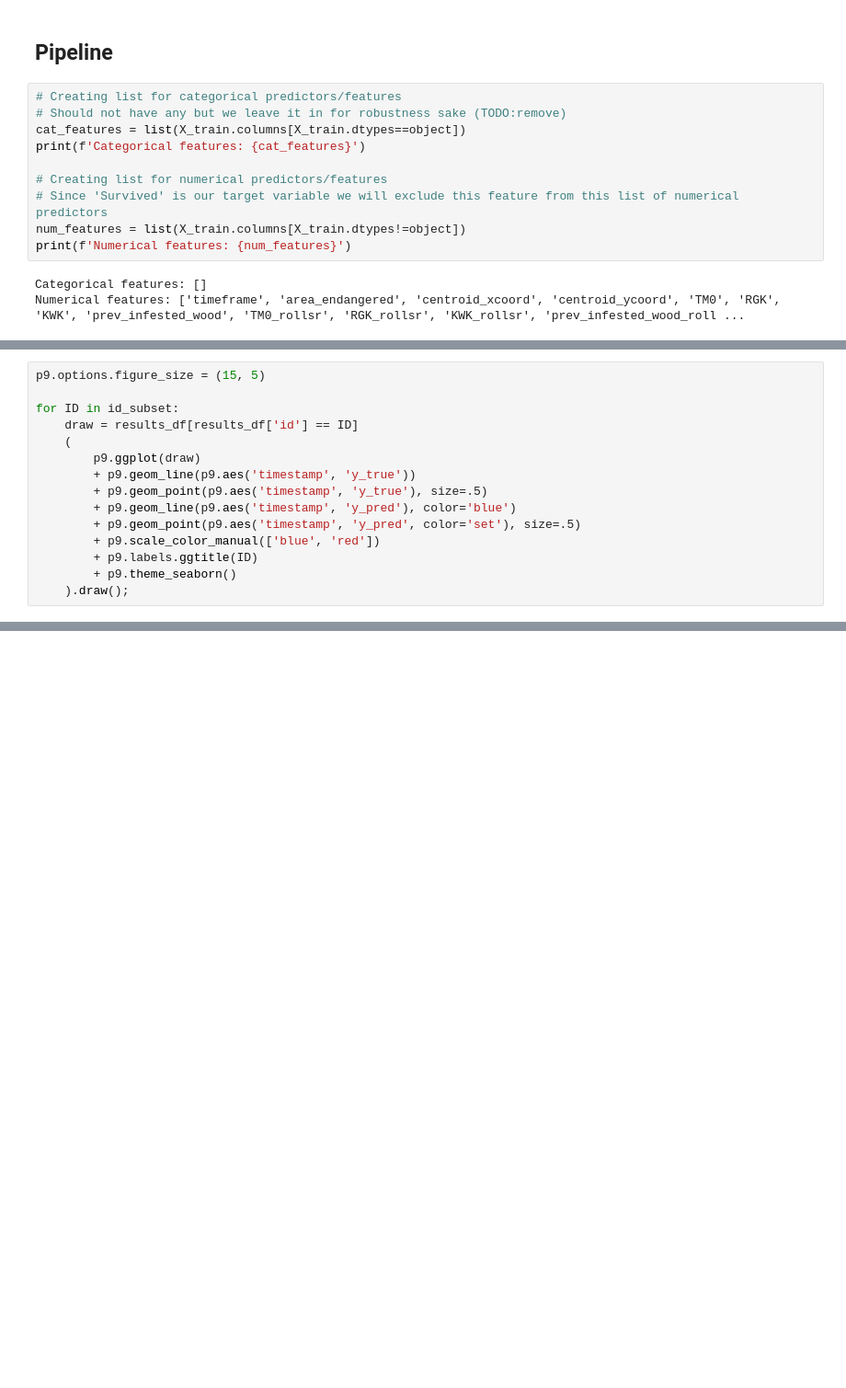
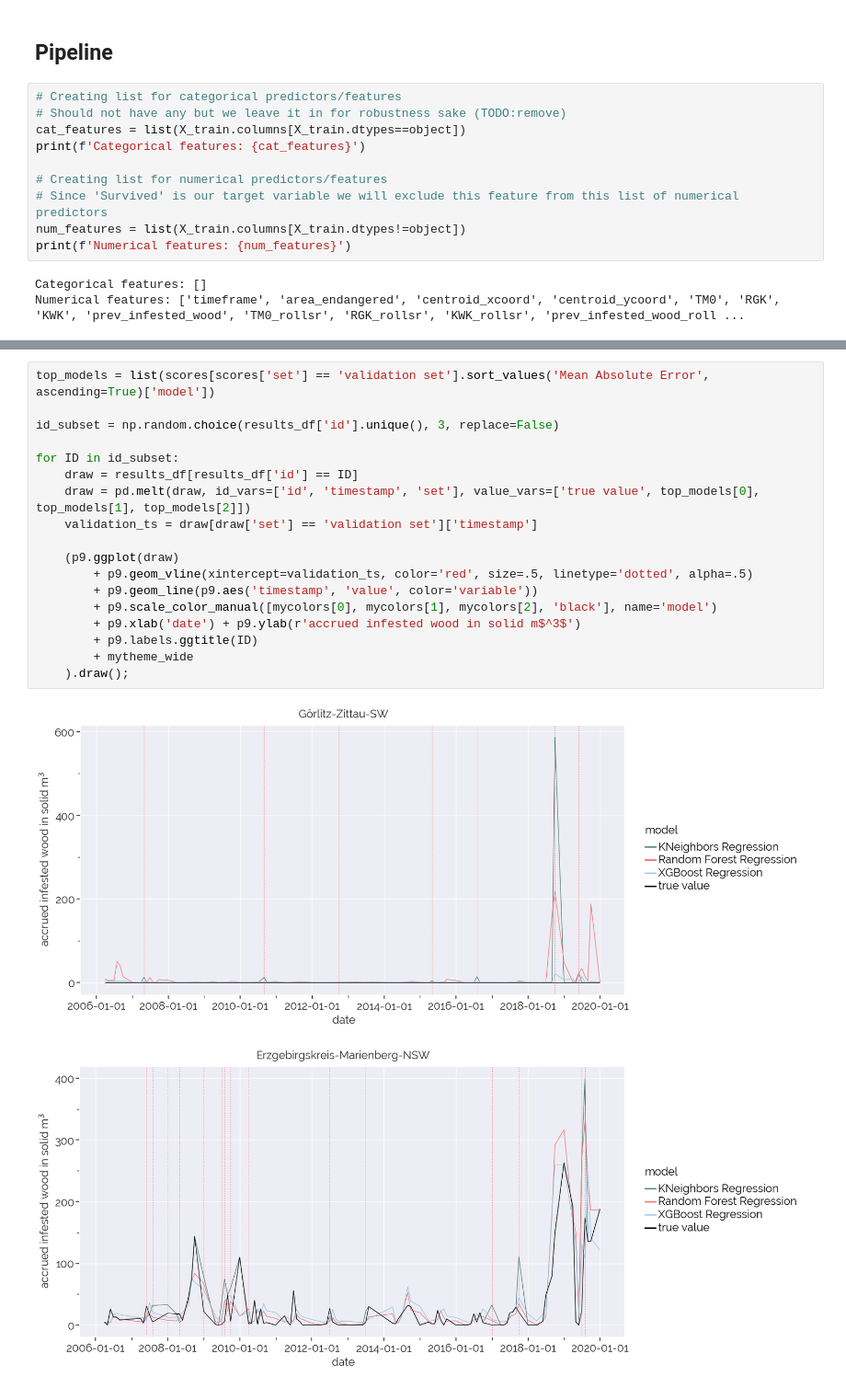
Before and after one commit to ho-ya/Bark_Beetle_Sachsenforst, a Jupyter notebook: 3_Initial_Model.ipynb, the cells around one changed output, grey strips where cells are left out. Shown at 92% size. Drawn from its saved outputs; the diff is of its cells as text; blank space fills up the shorter version.

```diff
--- a/3_Initial_Model.ipynb
+++ b/3_Initial_Model.ipynb
@@ -317,15 +476,0 @@ id_subset = np.random.choice(results_df['id'].unique(), 10, replace=False)
-# %%
-p9.options.figure_size = (15, 5)
-
-for ID in id_subset:
-    draw = results_df[results_df['id'] == ID]
-    (
-        p9.ggplot(draw)
-        + p9.geom_line(p9.aes('timestamp', 'y_true'))
-        + p9.geom_point(p9.aes('timestamp', 'y_true'), size=.5)
-        + p9.geom_line(p9.aes('timestamp', 'y_pred'), color='blue')
-        + p9.geom_point(p9.aes('timestamp', 'y_pred', color='set'), size=.5)
-        + p9.scale_color_manual(['blue', 'red'])
-        + p9.labels.ggtitle(ID)
-        + p9.theme_seaborn()
-    ).draw();
@@ -342,0 +521,21 @@ for ID in id_subset:
+# %%
+top_models = list(scores[scores['set'] == 'validation set'].sort_values('Mean Absolute Error', ascending=True)['model'])
+
+id_subset = np.random.choice(results_df['id'].unique(), 3, replace=False)
+
+for ID in id_subset:
+    draw = results_df[results_df['id'] == ID]
+    draw = pd.melt(draw, id_vars=['id', 'timestamp', 'set'], value_vars=['true value', top_models[0], top_models[1], top_models[2]])
+    validation_ts = draw[draw['set'] == 'validation set']['timestamp']
+
+    (p9.ggplot(draw)
+        + p9.geom_vline(xintercept=validation_ts, color='red', size=.5, linetype='dotted', alpha=.5)
+        + p9.geom_line(p9.aes('timestamp', 'value', color='variable'))
+        + p9.scale_color_manual([mycolors[0], mycolors[1], mycolors[2], 'black'], name='model')
+        + p9.xlab('date') + p9.ylab(r'accrued infested wood in solid m$^3$')
+        + p9.labels.ggtitle(ID)
+        + mytheme_wide
+    ).draw();
+# %% [output]
+[figure, added]
+[figure, added]
```
Also changed, not shown: parts of 27 cells of this notebook.
